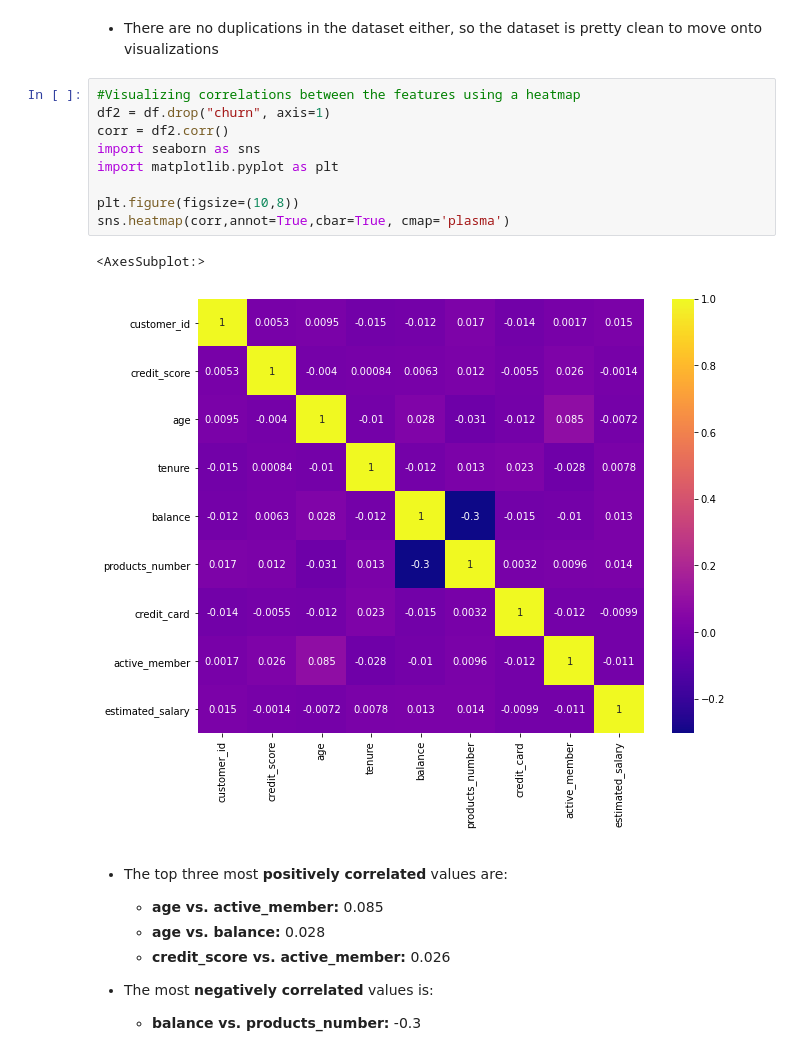
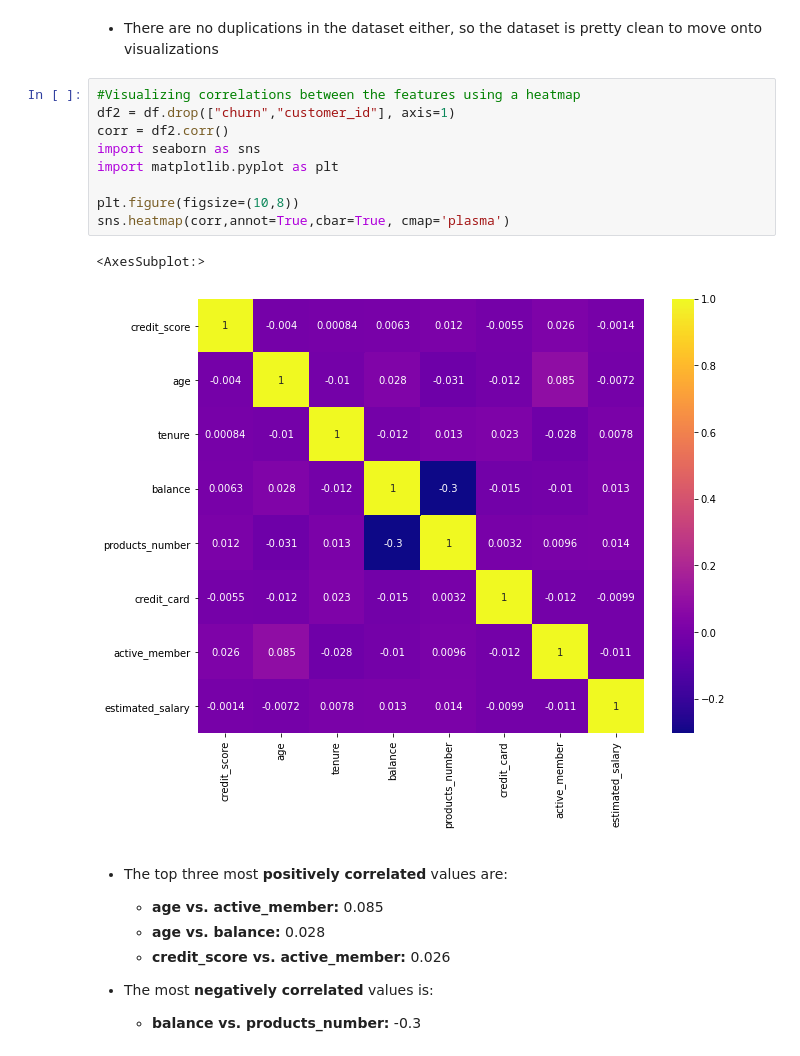
Before and after one commit to kkiepek/Predicting-Bank-Customer-Churn, a Jupyter notebook: Bank Churn EDA + Modeling.ipynb, the cells around one changed output. Drawn from its saved outputs; the diff is of its cells as text.

```diff
--- a/Bank Churn EDA + Modeling.ipynb
+++ b/Bank Churn EDA + Modeling.ipynb
@@ -156,16 +189,16 @@ df.duplicated().sum()
 - There are no duplications in the dataset either, so the dataset is pretty clean to move onto visualizations
 # %%
 #Visualizing correlations between the features using a heatmap
-df2 = df.drop("churn", axis=1)
+df2 = df.drop(["churn","customer_id"], axis=1)
 corr = df2.corr()
 import seaborn as sns
 import matplotlib.pyplot as plt
 
 plt.figure(figsize=(10,8))
 sns.heatmap(corr,annot=True,cbar=True, cmap='plasma')
 # %% [output]
 <AxesSubplot:>
-[figure, old version]
+[figure, new version]
 # %% [markdown]
 - The top three most **positively correlated** values are:
     - **age vs. active_member:** 0.085
```
Also changed, not shown: parts of 41 cells of this notebook.
